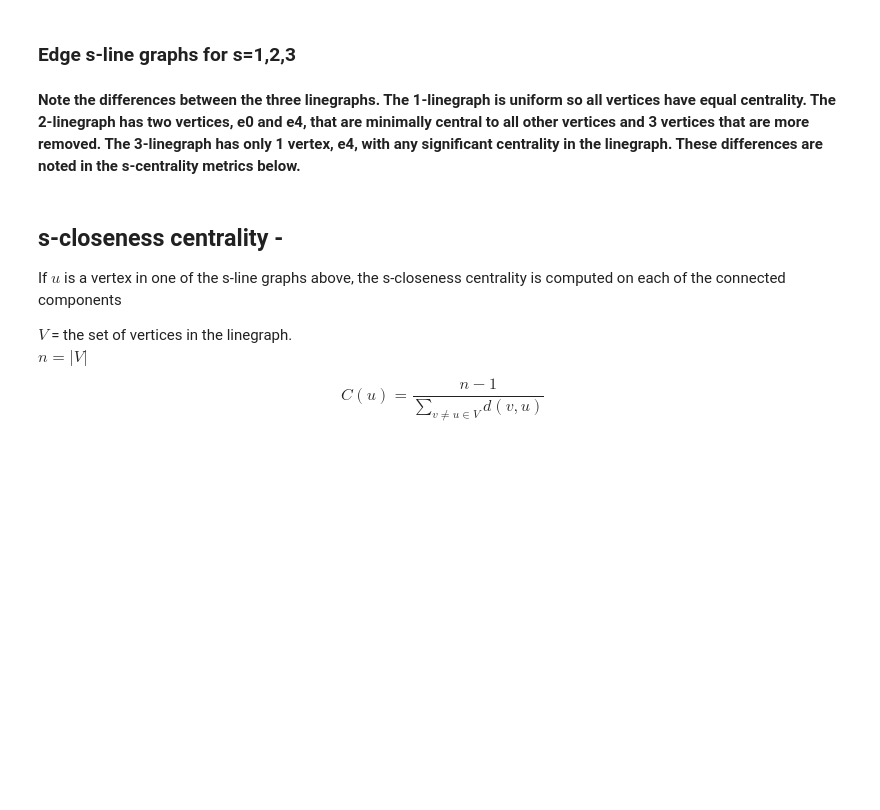
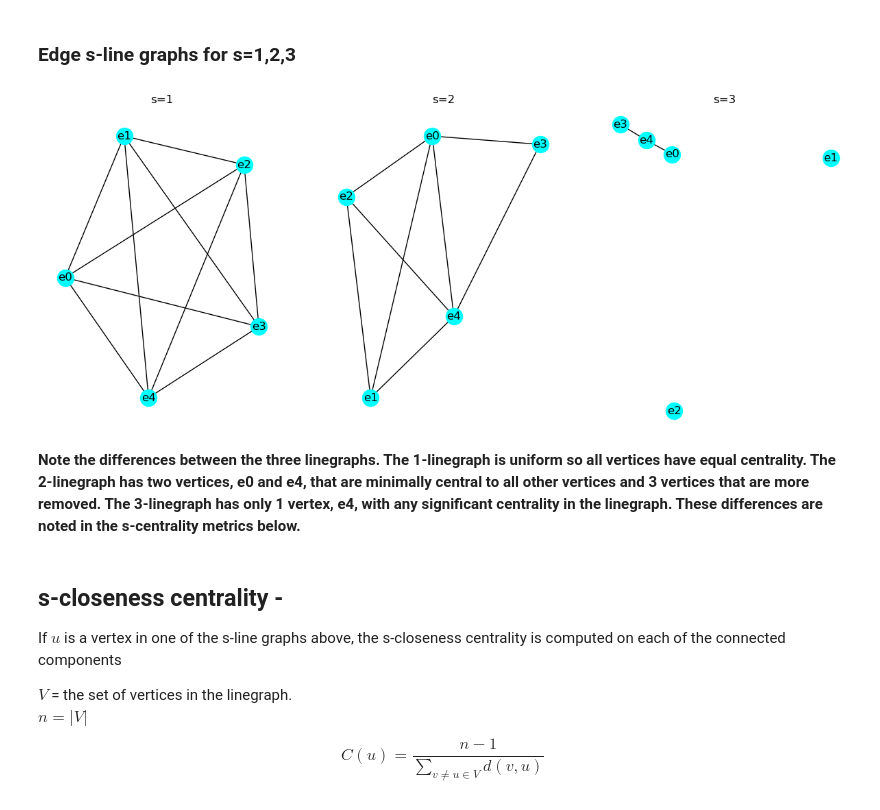
Before and after one commit to pnnl/HyperNetX, a Jupyter notebook: tutorials/Tutorial 5 - s-Centrality.ipynb, the cells around one changed output. Cells and saved outputs as stored; diff of their text form; code cells hidden in the pictures; blank space fills up the shorter version.

```diff
--- a/tutorials/Tutorial 5 - s-Centrality.ipynb
+++ b/tutorials/Tutorial 5 - s-Centrality.ipynb
@@ -40,14 +42,15 @@ hnx.draw(H)
 # %%
 fig,ax = plt.subplots(1,3,figsize=(15,6))
 A = dict()
 g = dict()
 for i in range(1,4):
     A[i],names = H.edge_adjacency_matrix(s=i,index=True)
     A[i] = A[i].todense()
-    g[i] = nx.from_numpy_matrix(A[i])  ## corresponding line graph
-    nx.relabel.relabel_nodes(g[i],names,copy=False)
+    g[i] = H.get_linegraph(s=i)  ## corresponding line graph
     ax[i-1].set_title(f's={i}')
     nx.draw(g[i],ax=ax[i-1],with_labels=True, node_color='cyan');
+# %% [output]
+[figure, added]
 # %% [markdown]
 **Note the differences between the three linegraphs. The 1-linegraph is uniform so all vertices have equal centrality. The 2-linegraph has two vertices, e0 and e4, that are minimally central to all other vertices and 3 vertices that are more removed. The 3-linegraph has only 1 vertex, e4, with any significant centrality in the linegraph. These differences are noted in the s-centrality metrics below.**
 # %% [markdown]
```
Also changed, not shown: parts of 5 cells of this notebook.
